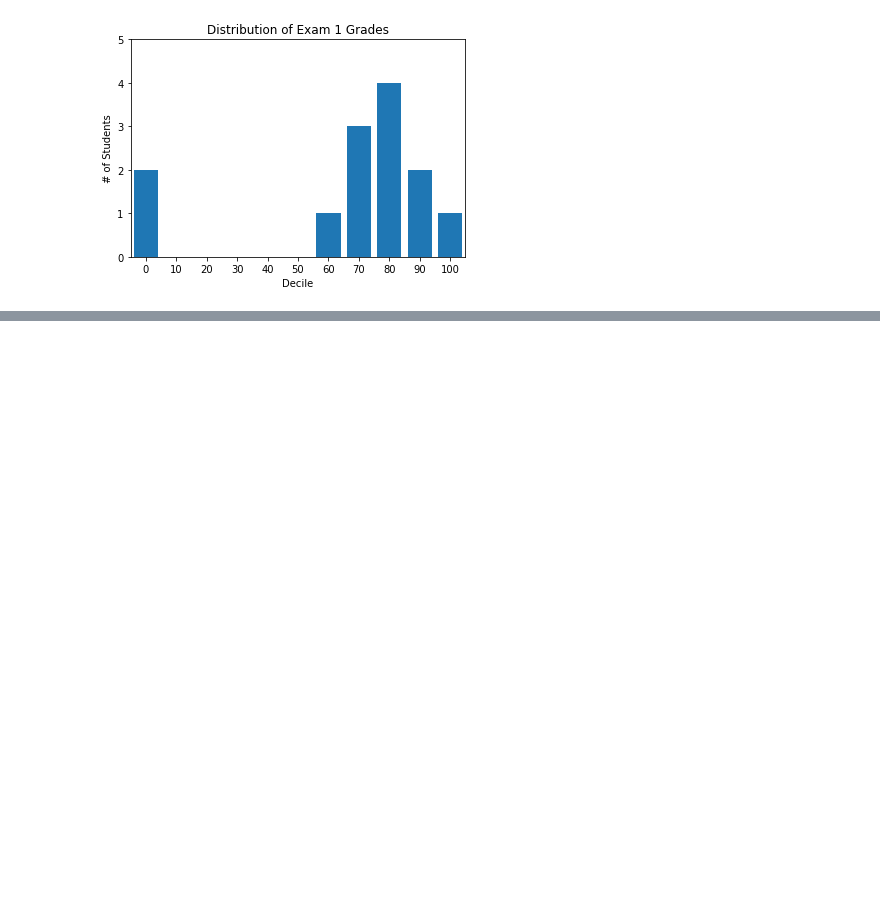
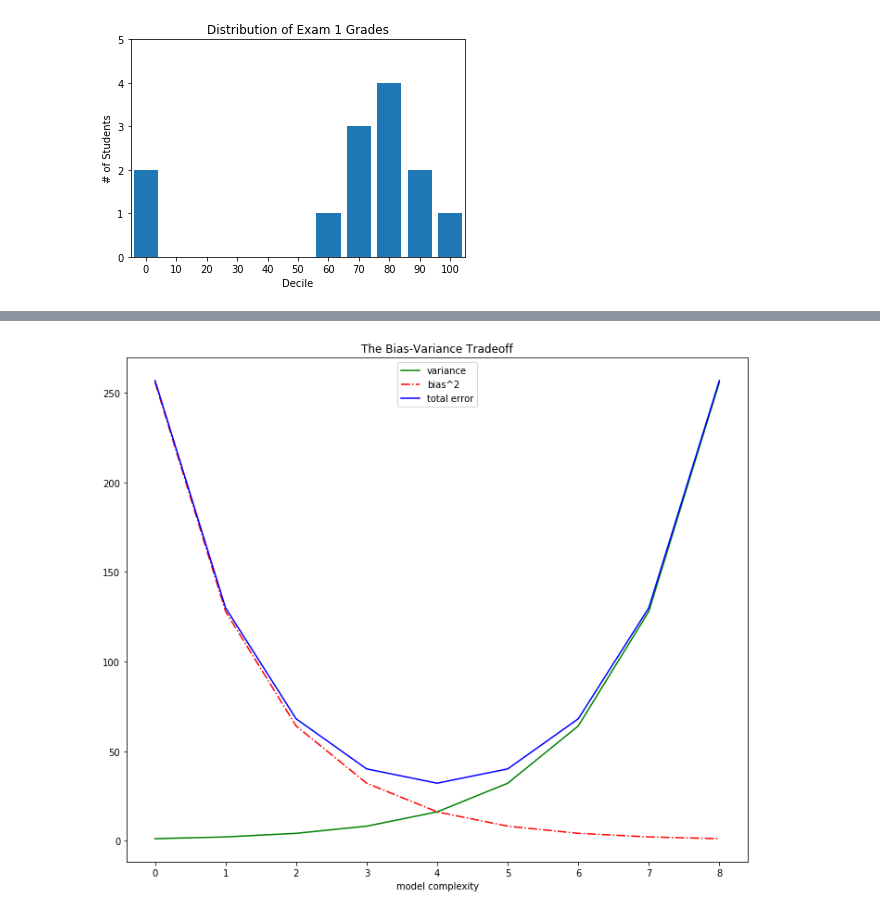
Before and after one commit to riverbond/pythoncode, a Jupyter notebook: DSfS/VisualizingData.ipynb, the cells around one changed output, grey strips where cells are left out. Saved outputs shown, nothing was run; the diff lists cells and outputs as text; code cells hidden in the pictures; blank space fills up the shorter version.

```diff
--- a/DSfS/VisualizingData.ipynb
+++ b/DSfS/VisualizingData.ipynb
@@ -84,0 +141,8 @@ plt.show()
+# %%
+# assigning labels to each series allows us a legend "free fo charge"
+plt.legend(loc=9) # loc=9 means "top center"
+plt.xlabel("model complexity")
+plt.title("The Bias-Variance Tradeoff")
+plt.show()
+# %% [output]
+[figure, added]
```
Also changed, not shown: parts of 7 cells of this notebook.
